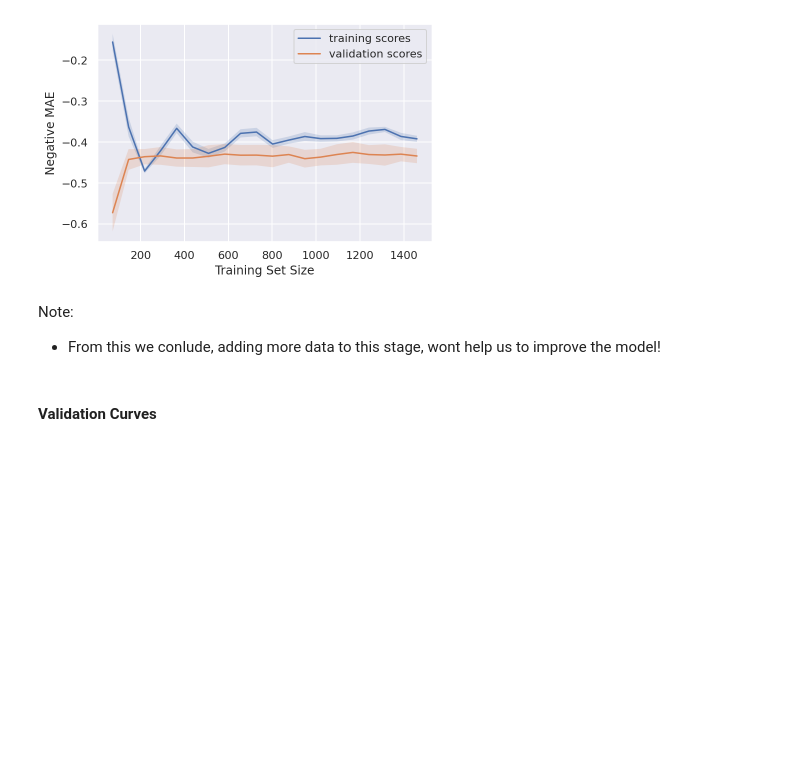
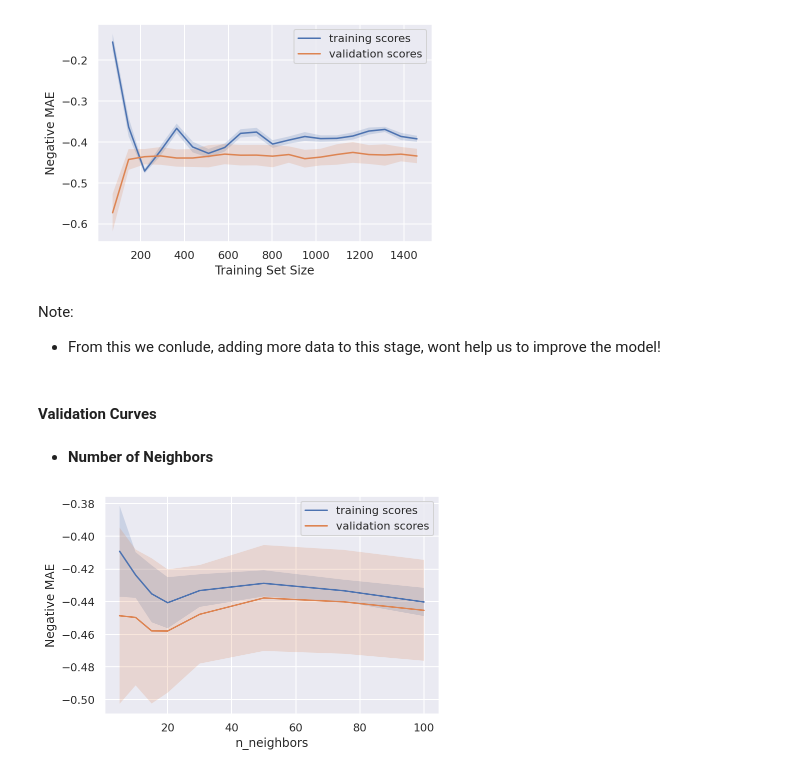
Before and after one commit to Salekeen/Flood-Detection, a Jupyter notebook: 5. KNN.ipynb, the cells around one changed output. Drawn from its saved outputs; the diff is of its cells as text; code cells hidden in the pictures; blank space fills up the shorter version.

```diff
--- a/5. KNN.ipynb
+++ b/5. KNN.ipynb
@@ -146,3 +146,41 @@ Note:
 - From this we conlude, adding more data to this stage, wont help us to improve the model!
 # %% [markdown]
 #### Validation Curves
+# %%
+# helper function
+def plot_with_err(x, data, **kwargs):
+    mu, std = data.mean(1), data.std(1)
+    lines = plt.plot(x, mu, "-", **kwargs)
+    plt.fill_between(
+        x,
+        mu - std,
+        mu + std,
+        edgecolor="none",
+        facecolor=lines[0].get_color(),
+        alpha=0.2,
+    )
+# %%
+def plot_validation_curve(param_grid,param,estimator):
+    val_train, val_test = validation_curve(
+    estimator=estimator,
+    X=X_train,
+    y=y_train,
+    param_name=param,
+    param_range=param_grid,
+    cv=kflod,
+    scoring="neg_mean_absolute_error",
+    n_jobs=-1
+    )
+
+    plot_with_err(param_grid, val_train, label="training scores")
+    plot_with_err(param_grid, val_test, label="validation scores")
+    plt.xlabel(param)
+    plt.ylabel("Negative MAE")
+    plt.legend()
+    plt.grid(True);
+# %% [markdown]
+- **Number of Neighbors**
+# %%
+plot_validation_curve([5, 10, 15, 20, 30, 50, 75, 100],'n_neighbors',knn)
+# %% [output]
+[figure, added]
```
Also changed, not shown: parts of 23 cells of this notebook.
